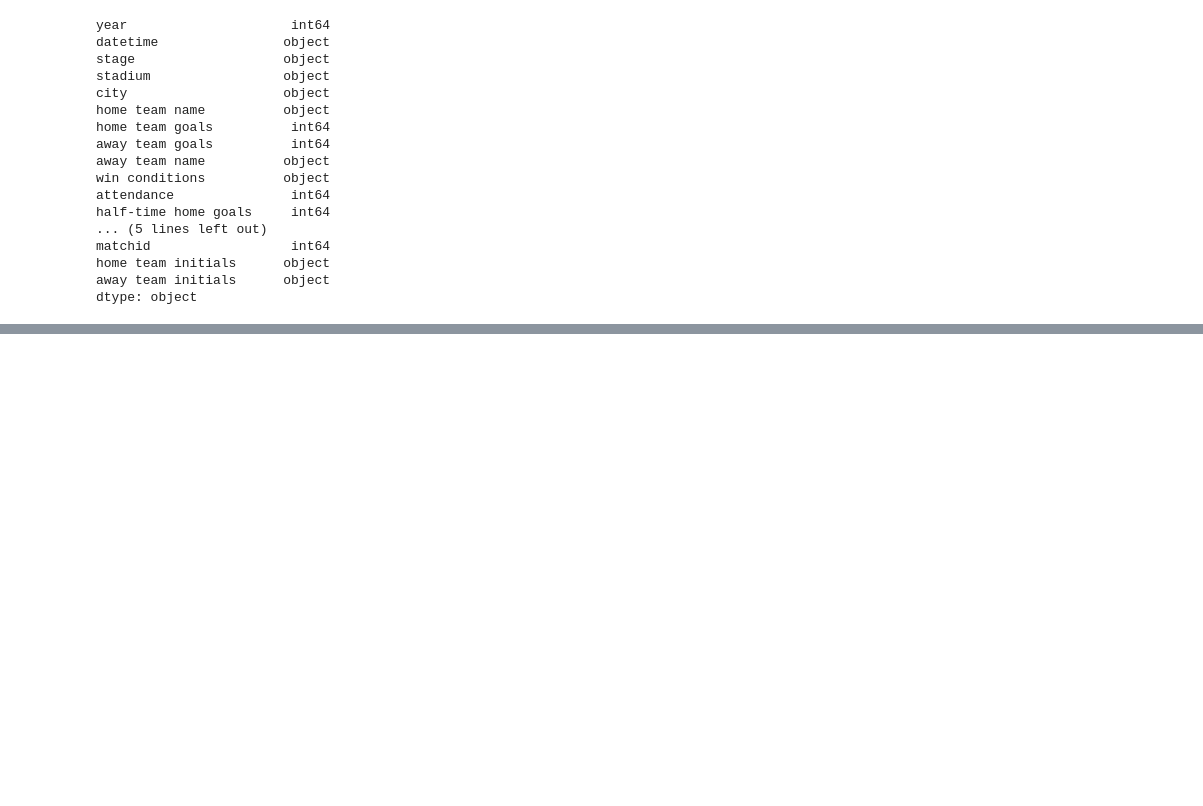
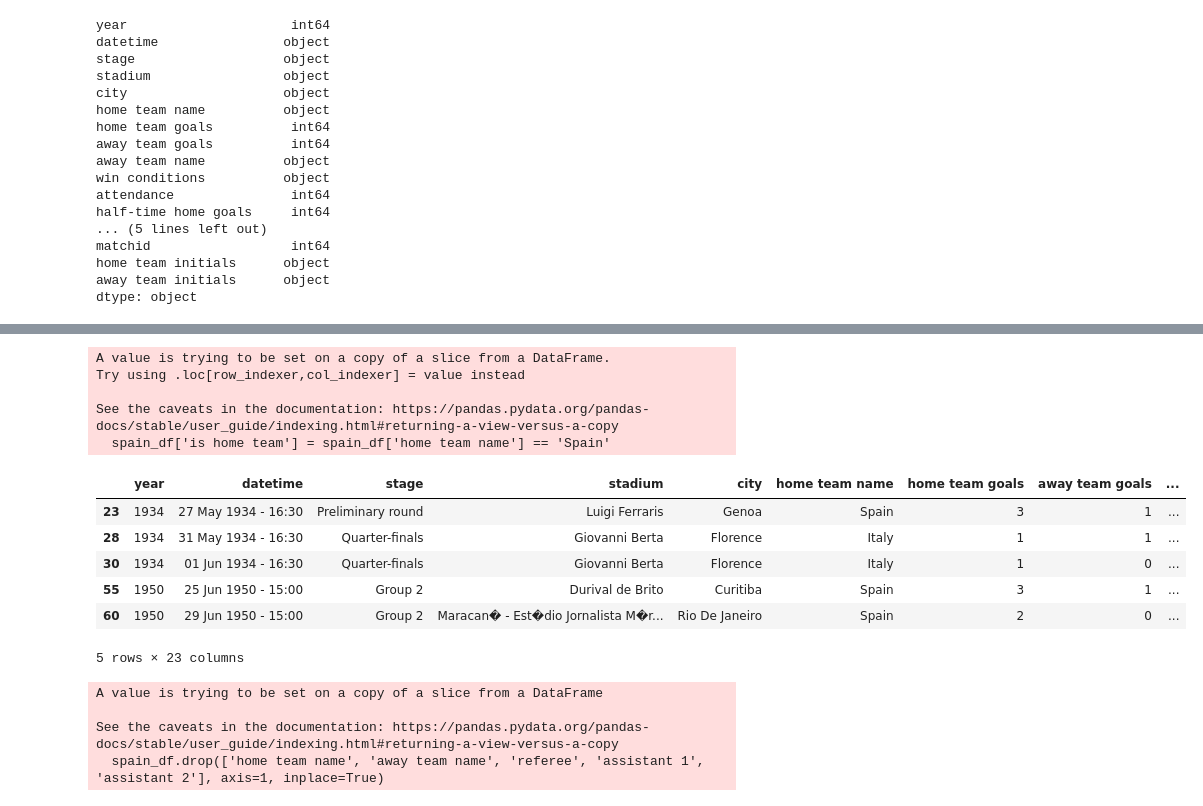
Before and after one commit to spizzolante/project1, a Jupyter notebook: first_project.ipynb, the cells around one changed output, grey strips where cells are left out. Cells and saved outputs as stored; diff of their text form; code cells hidden in the pictures; blank space fills up the shorter version.

```diff
--- a/first_project.ipynb
+++ b/first_project.ipynb
@@ -117,0 +156,2 @@ dtype: object
+# %%
+spain_df['team'] = spain_df['home team name'].where(spain_df['home team name'] == 'Spain', spain_df['away team name'])
@@ -117,0 +164,2 @@ dtype: object
+# %%
+spain_df['opponent'] = spain_df['home team name'].where(spain_df['home team name'] != 'Spain', spain_df['away team name'])
@@ -117,0 +172,25 @@ dtype: object
+# %%
+spain_df['is home team'] = spain_df['home team name'] == 'Spain'
+# %% [output]
+A value is trying to be set on a copy of a slice from a DataFrame.
+Try using .loc[row_indexer,col_indexer] = value instead
+
+See the caveats in the documentation: https://pandas.pydata.org/pandas-docs/stable/user_guide/indexing.html#returning-a-view-versus-a-copy
+  spain_df['is home team'] = spain_df['home team name'] == 'Spain'
+# %%
+spain_df.head()
+# %% [output]
+|  | year | datetime | stage | stadium | city | home team name | home team goals | away team goals | ... |
+| 23 | 1934 | 27 May 1934 - 16:30 | Preliminary round | Luigi Ferraris | Genoa | Spain | 3 | 1 | ... |
+| 28 | 1934 | 31 May 1934 - 16:30 | Quarter-finals | Giovanni Berta | Florence | Italy | 1 | 1 | ... |
+| 30 | 1934 | 01 Jun 1934 - 16:30 | Quarter-finals | Giovanni Berta | Florence | Italy | 1 | 0 | ... |
+| 55 | 1950 | 25 Jun 1950 - 15:00 | Group 2 | Durival de Brito | Curitiba | Spain | 3 | 1 | ... |
+| 60 | 1950 | 29 Jun 1950 - 15:00 | Group 2 | Maracan� - Est�dio Jornalista M�r... | Rio De Janeiro | Spain | 2 | 0 | ... |
+5 rows × 23 columns
+# %%
+spain_df.drop(['home team name', 'away team name', 'referee', 'assistant 1', 'assistant 2'], axis=1, inplace=True)
+# %% [output]
+A value is trying to be set on a copy of a slice from a DataFrame
+
+See the caveats in the documentation: https://pandas.pydata.org/pandas-docs/stable/user_guide/indexing.html#returning-a-view-versus-a-copy
+  spain_df.drop(['home team name', 'away team name', 'referee', 'assistant 1', 'assistant 2'], axis=1, inplace=True)
```
Also changed, not shown: parts of 9 cells of this notebook, 2 other files.
